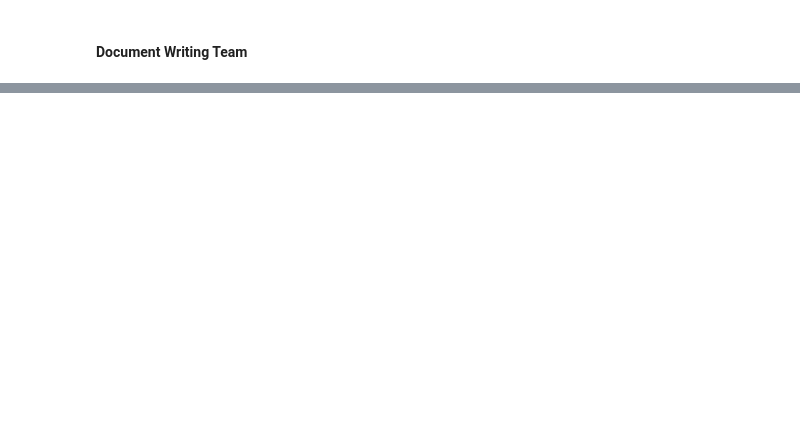
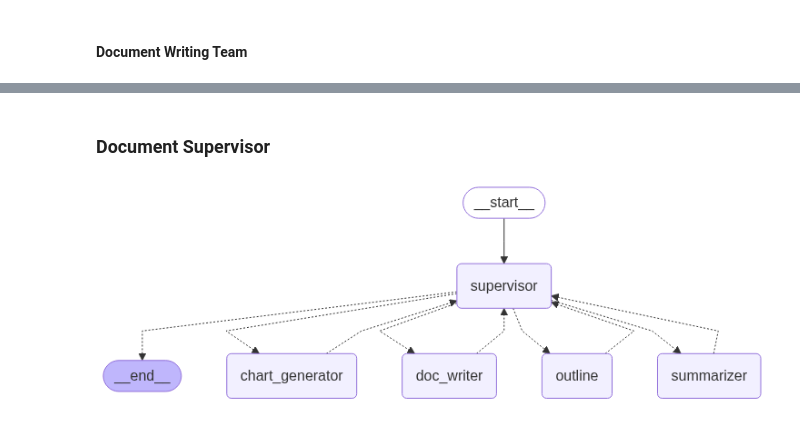
Before and after one commit to theserenecoder/AI_Projects, a Jupyter notebook: Research_and_Report_Generator_Multi_Agent/multiagent.ipynb, the cells around one changed output, grey strips where cells are left out. Drawn from its saved outputs; the diff is of its cells as text; code cells hidden in the pictures; blank space fills up the shorter version.

Commit message:
Research Agent Working

```diff
--- a/Research_and_Report_Generator_Multi_Agent/multiagent.ipynb
+++ b/Research_and_Report_Generator_Multi_Agent/multiagent.ipynb
@@ -115,7 +178,7 @@ def medical_research(state:State) -> Command[Literal['supervisor']]:
         Search and return information about user query related to medicine, medical emergencies and medications to take.
         '''
     )
-    medical_agent = create_react_agent(llm, tools= [medical_retriever_tool,tavily_tool],prompt=prompt)
+    medical_agent = create_react_agent(quen_llm, tools= [medical_retriever_tool,tavily_tool],prompt=prompt)
 
     result = medical_agent.invoke(state)
     return Command(
@@ -132,10 +195,8 @@ yfinance =YahooFinanceNewsTool()
 @tool
 def get_stock_price(ticker:str) -> str:
     '''
-    Fetch the last closed price of the given stock ticker
-
-    Args:
-        ticker (str) : Stock ticker symbol (e.g, 'NVDA','MFST')
+    Fetch the last closed price of the given stock ticker.
+    If the user provides a company name, use the correct ticker symbol (e.g., Microsoft=MSFT, Nvidia=NVDA).
     '''
     dat = yf.Ticker(ticker)
     previous_close_price = dat.info.get('previousClose')
@@ -152,17 +213,18 @@ def finance_research(state:State) -> Command[Literal['supervisor']]:
 
     prompt = "You are a researcher who is an expert on Financial Topics only. Do a through research on the query provided."
 
-    yfinance_agent = create_react_agent(llm,tools=[yfinance,get_stock_price], prompt=prompt)
+    yfinance_agent = create_react_agent(quen_llm,tools=[yfinance,get_stock_price], prompt=prompt)
     print(state)
 
     response = yfinance_agent.invoke(state)
+    #print(response['messages'][-1].content)
 
     return Command(
         goto='supervisor',
         update={'messages':[HumanMessage(content=response['messages'][-1].content, name='finance_researcher')]}
     )
 
-#research_supervisor_node = make_research_supervisor(llm,['general_researcher','finance_researcher'])
+#research_supervisor_node = make_research_supervisor(quen_llm,['general_researcher','finance_researcher'])
 # %%
 ## Building Research Graph
 
@@ -217,5 +280,5 @@ In relative terms, although both stocks experienced declines during the day, Nvi
 # %%
-message = [HumanMessage(content="I am having stomach pain. What medicine can I take?")]
+message = [HumanMessage(content="I am having head pain. What medicine can I take?")]
 response = research_app.invoke({'messages':message})
 print(response)
 # %% [output]
@@ -374,0 +525,2 @@ def summarizing_node(state:State) -> Command[Literal['supervisor']]:
+# %% [markdown]
+### Document Supervisor
@@ -374,0 +571,16 @@ def summarizing_node(state:State) -> Command[Literal['supervisor']]:
+# %%
+report_builder = StateGraph(State)
+report_builder.add_node('supervisor',report_builder_supervisor)
+report_builder.add_node('summarizer',summarizing_node)
+report_builder.add_node('outline', outline_node)
+report_builder.add_node('doc_writer',doc_writing_node)
+report_builder.add_node('chart_generator',chart_generating_node)
+
+report_builder.add_edge(START,'supervisor')
+
+## compile
+report_app = report_builder.compile()
+# %%
+report_app
+# %% [output]
+[figure, added]
```
Also changed, not shown: parts of 25 cells of this notebook, 5 other files.
